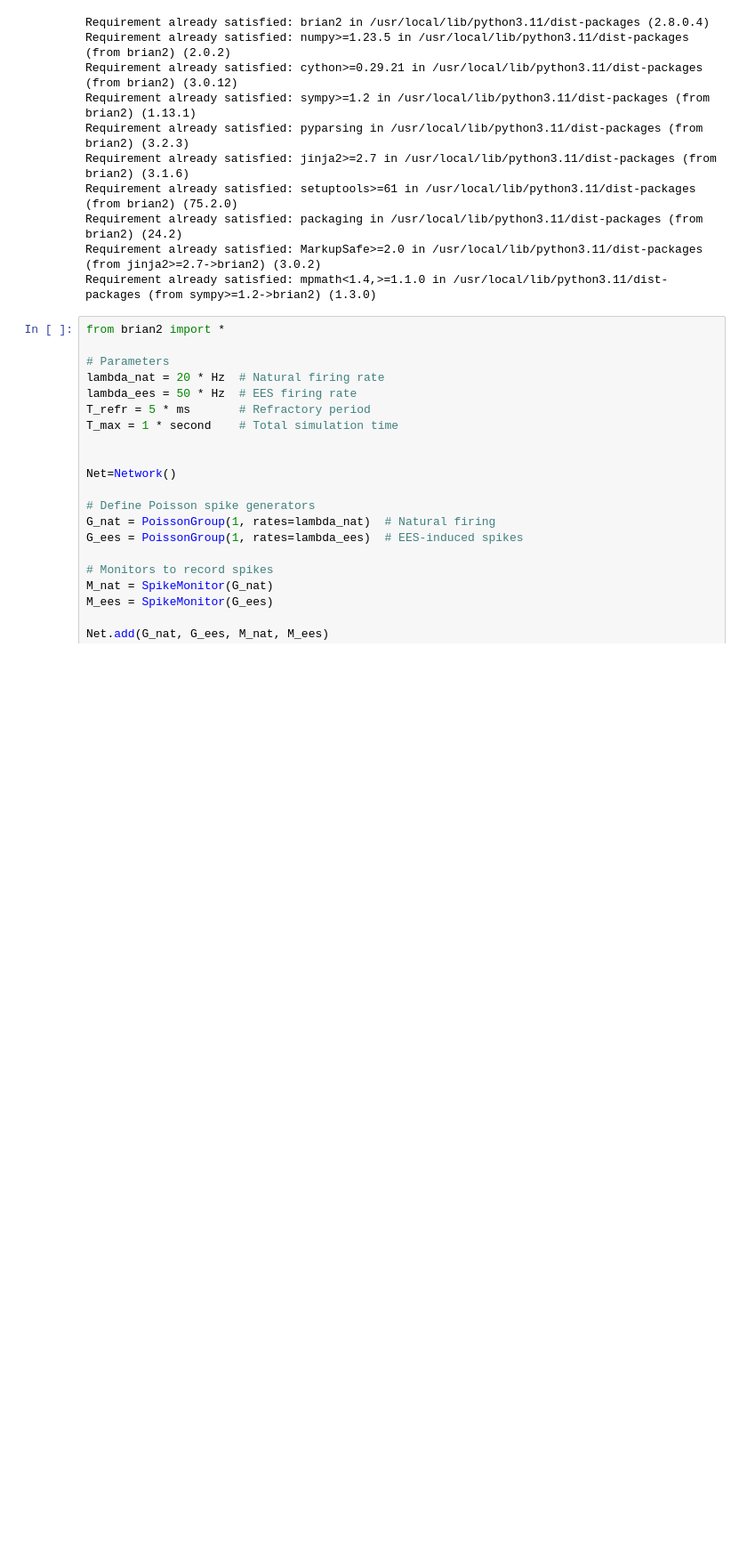
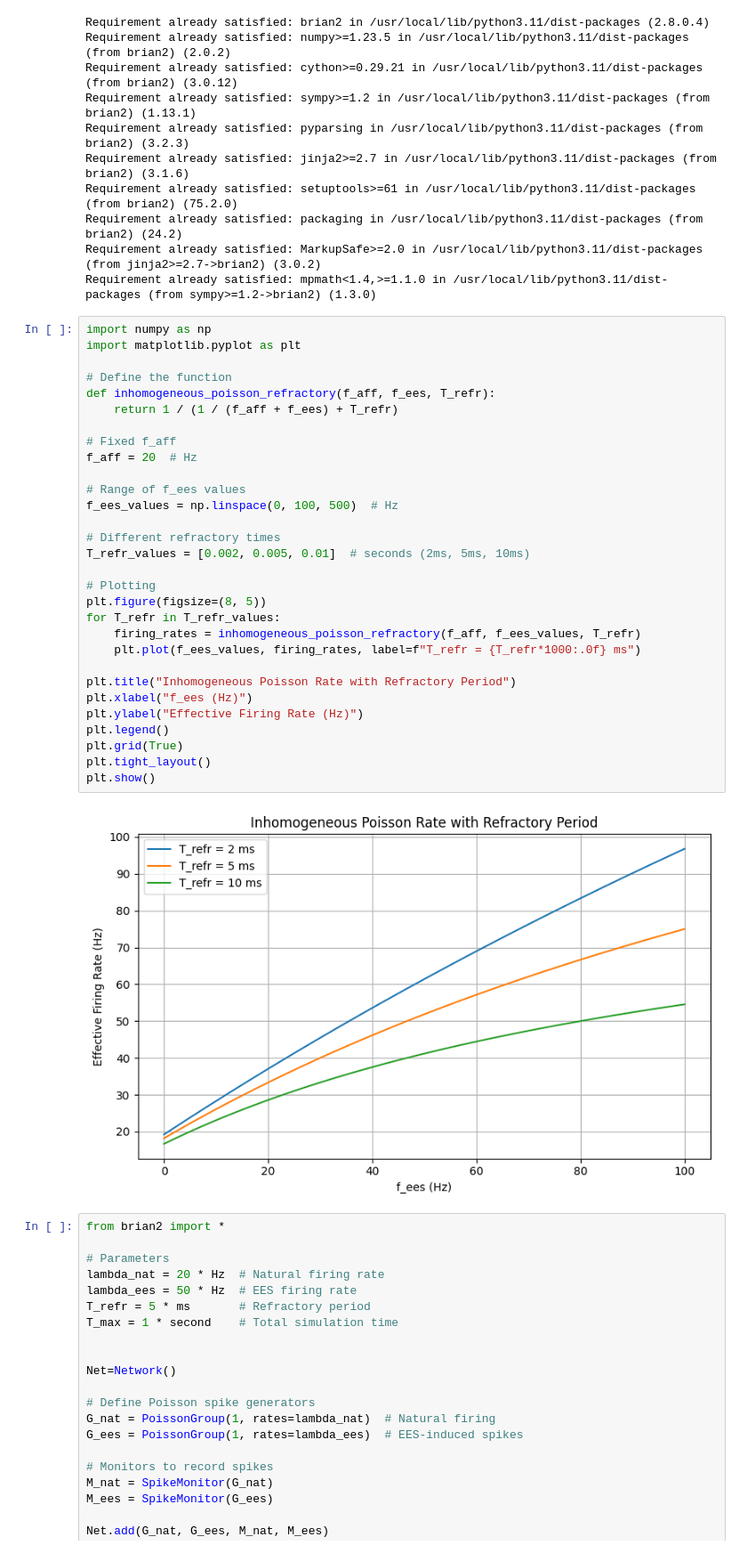
Before and after one commit to MathieuCharbonnier/Loop, a Jupyter notebook: Poisson_process.ipynb, the cells around one changed output. Shown at 89% size. Drawn from its saved outputs; the diff is of its cells as text; blank space fills up the shorter version.

```diff
--- a/Poisson_process.ipynb
+++ b/Poisson_process.ipynb
@@ -11,6 +11,38 @@ Requirement already satisfied: setuptools>=61 in /usr/local/lib/python3.11/dist-
 Requirement already satisfied: packaging in /usr/local/lib/python3.11/dist-packages (from brian2) (24.2)
 Requirement already satisfied: MarkupSafe>=2.0 in /usr/local/lib/python3.11/dist-packages (from jinja2>=2.7->brian2) (3.0.2)
 Requirement already satisfied: mpmath<1.4,>=1.1.0 in /usr/local/lib/python3.11/dist-packages (from sympy>=1.2->brian2) (1.3.0)
+# %%
+import numpy as np
+import matplotlib.pyplot as plt
+
+# Define the function
+def inhomogeneous_poisson_refractory(f_aff, f_ees, T_refr):
+    return 1 / (1 / (f_aff + f_ees) + T_refr)
+
+# Fixed f_aff
+f_aff = 20  # Hz
+
+# Range of f_ees values
+f_ees_values = np.linspace(0, 100, 500)  # Hz
+
+# Different refractory times
+T_refr_values = [0.002, 0.005, 0.01]  # seconds (2ms, 5ms, 10ms)
+
+# Plotting
+plt.figure(figsize=(8, 5))
+for T_refr in T_refr_values:
+    firing_rates = inhomogeneous_poisson_refractory(f_aff, f_ees_values, T_refr)
+    plt.plot(f_ees_values, firing_rates, label=f"T_refr = {T_refr*1000:.0f} ms")
+
+plt.title("Inhomogeneous Poisson Rate with Refractory Period")
+plt.xlabel("f_ees (Hz)")
+plt.ylabel("Effective Firing Rate (Hz)")
+plt.legend()
+plt.grid(True)
+plt.tight_layout()
+plt.show()
+# %% [output]
+[figure, added]
 # %%
 from brian2 import *
 
```
